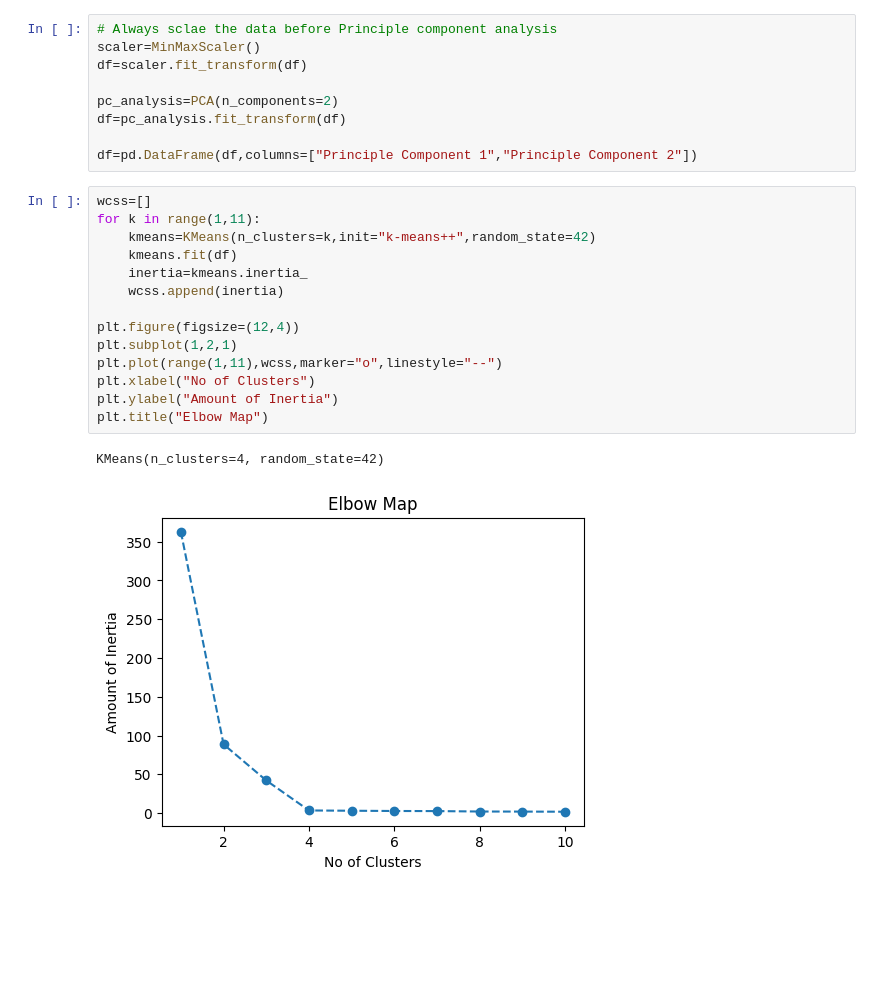
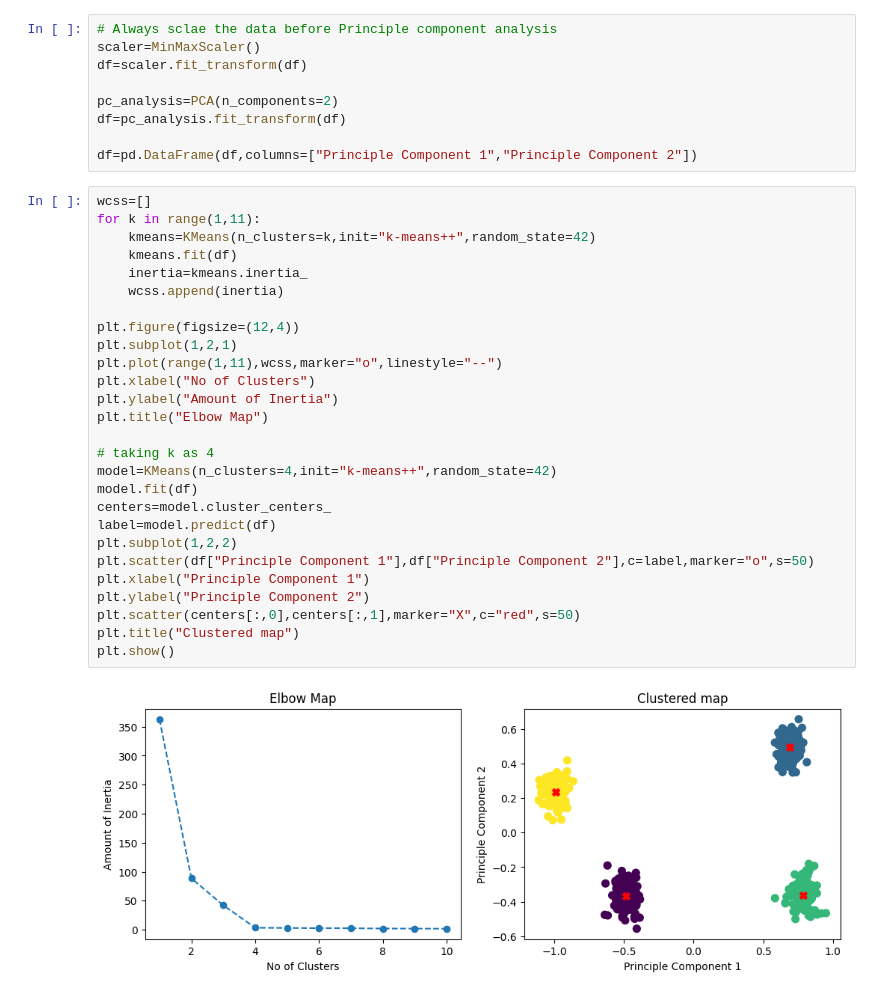
Before and after one commit to YS-Pundir/Machine-Learning-Foundations, a Jupyter notebook: Unsupervised Learning & Advanced Pipelines/practice.ipynb, the cells around one changed output. Drawn from its saved outputs; the diff is of its cells as text; blank space fills up the shorter version.

```diff
--- a/Unsupervised Learning & Advanced Pipelines/practice.ipynb
+++ b/Unsupervised Learning & Advanced Pipelines/practice.ipynb
@@ -43,17 +43,29 @@ df=pd.DataFrame(df,columns=["Principle Component 1","Principle Component 2"])
 # %%
 wcss=[]
 for k in range(1,11):
     kmeans=KMeans(n_clusters=k,init="k-means++",random_state=42)
     kmeans.fit(df)
     inertia=kmeans.inertia_
     wcss.append(inertia)
 
 plt.figure(figsize=(12,4))
 plt.subplot(1,2,1)
 plt.plot(range(1,11),wcss,marker="o",linestyle="--")
 plt.xlabel("No of Clusters")
 plt.ylabel("Amount of Inertia")
 plt.title("Elbow Map")
+
+# taking k as 4
+model=KMeans(n_clusters=4,init="k-means++",random_state=42)
+model.fit(df)
+centers=model.cluster_centers_
+label=model.predict(df)
+plt.subplot(1,2,2)
+plt.scatter(df["Principle Component 1"],df["Principle Component 2"],c=label,marker="o",s=50)
+plt.xlabel("Principle Component 1")
+plt.ylabel("Principle Component 2")
+plt.scatter(centers[:,0],centers[:,1],marker="X",c="red",s=50)
+plt.title("Clustered map")
+plt.show()
 # %% [output]
-KMeans(n_clusters=4, random_state=42)
-[figure, old version]
+[figure, new version]
```
Also changed, not shown: parts of 1 cell of this notebook.
